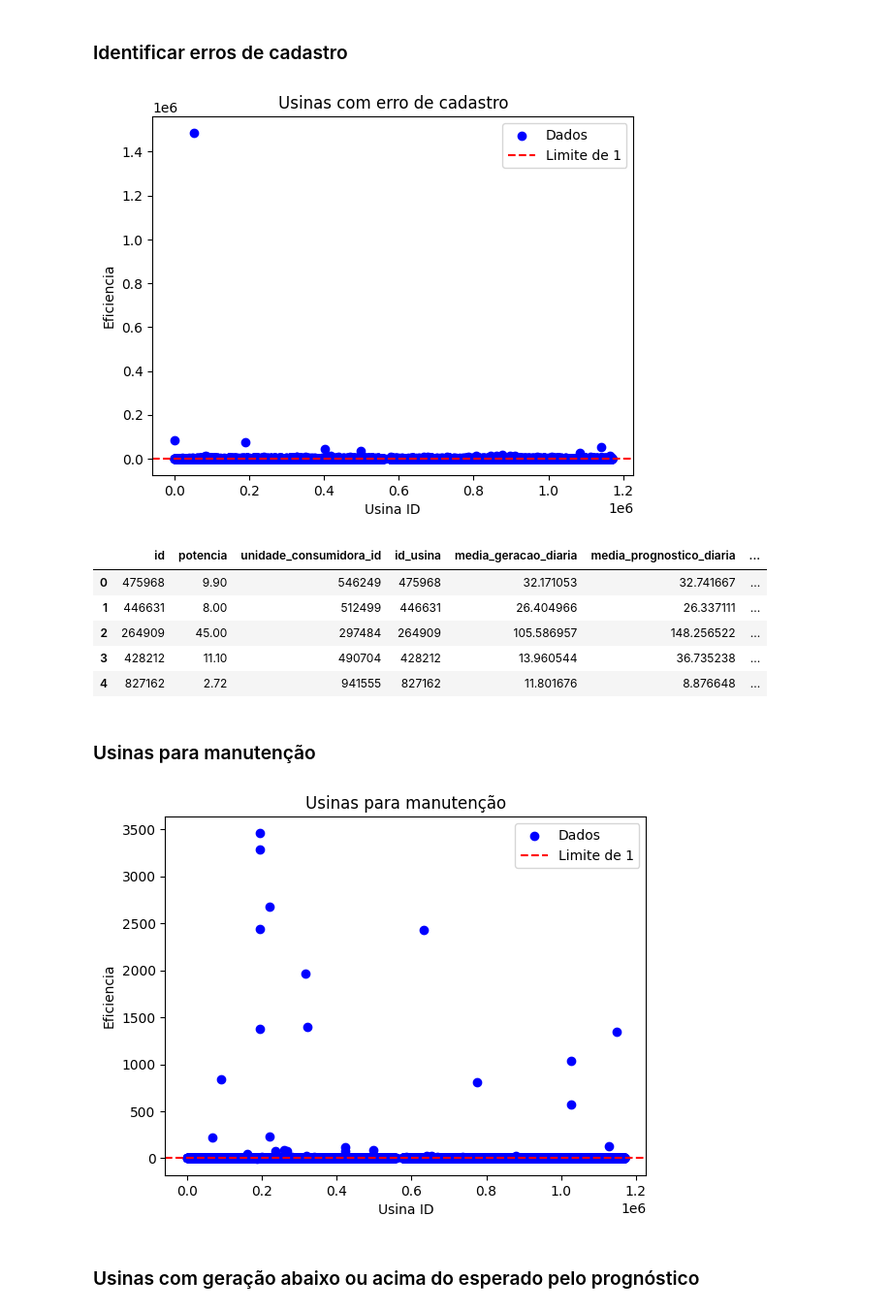
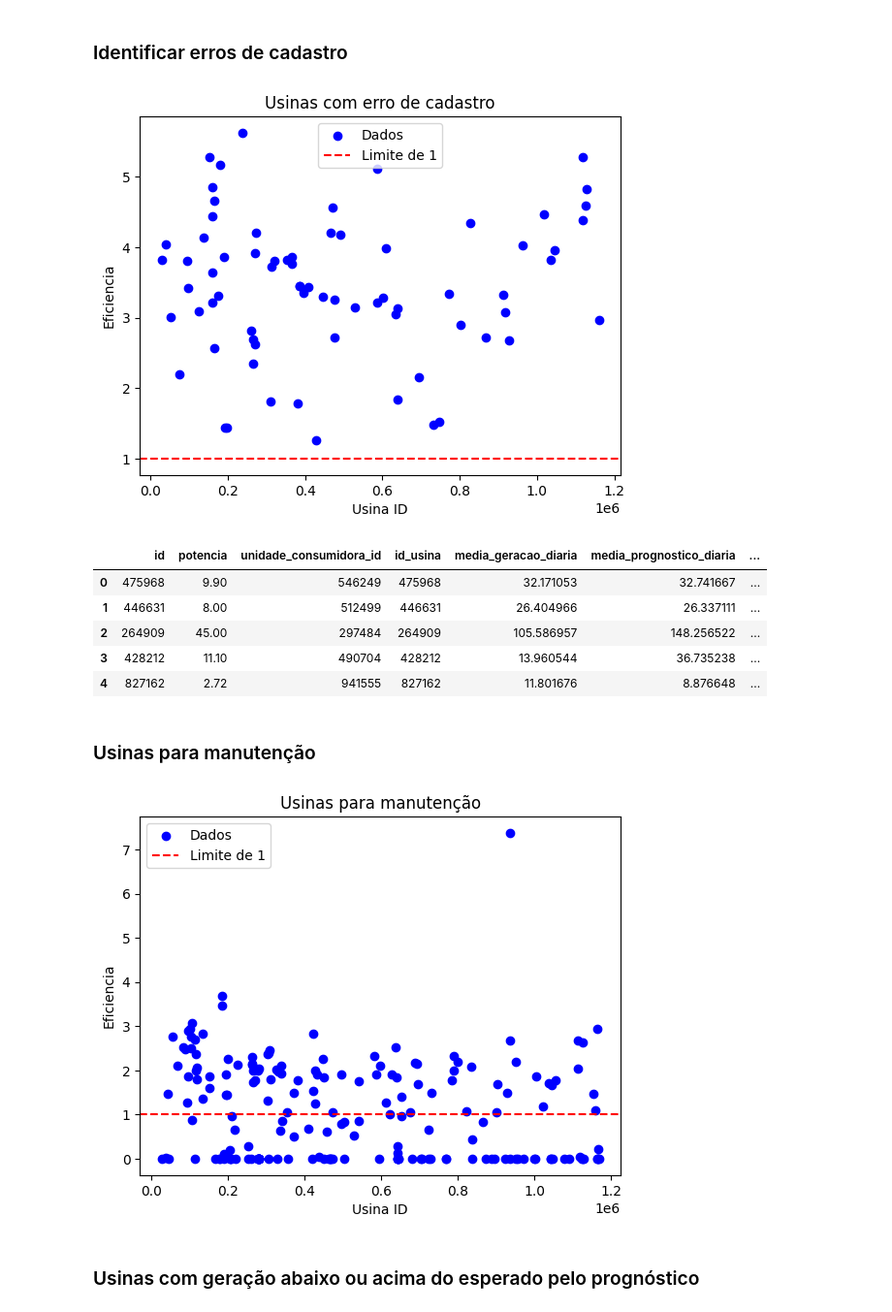
Before and after one commit to Talismar/hackatom, a Jupyter notebook: desafio_1.ipynb, the cells around one changed output. Shown: that part at 97% size. Cells and saved outputs as stored; diff of their text form; code cells hidden in the pictures.

Commit message:
feat: update diagrams visualization

```diff
--- a/desafio_1.ipynb
+++ b/desafio_1.ipynb
@@ -70,7 +60,7 @@ dados['desempenho_vs_prognostico'] = dados['media_geracao_diaria'] / dados['medi
 # %% [markdown]
 ### Identificar erros de cadastro
 # %%
-erros_cadastro = dados[dados['media_geracao_diaria'] > dados['potencia']]
+erros_cadastro = dados[dados['media_geracao_diaria'] > dados['potencia']][:80]
 
 plt.scatter(erros_cadastro['id'], erros_cadastro['eficiencia'], label='Dados', color='b')
 
@@ -85,7 +75,7 @@ plt.show()
 
 erros_cadastro.head()
 # %% [output]
-[figure, old version]
+[figure, new version]
 |  | id | potencia | unidade_consumidora_id | id_usina | media_geracao_diaria | media_prognostico_diaria | ... |
 | 0 | 475968 | 9.90 | 546249 | 475968 | 32.171053 | 32.741667 | ... |
 | 1 | 446631 | 8.00 | 512499 | 446631 | 26.404966 | 26.337111 | ... |
@@ -97,20 +87,20 @@ erros_cadastro.head()
 # %%
 usinas_para_manutencao = dados[
     (dados['media_geracao_diaria'] <= 0.7) |
     (dados['desempenho_vs_prognostico'] < 0.7)
-]
+][:200]
 
 plt.scatter(usinas_para_manutencao['id'], usinas_para_manutencao['eficiencia'], label='Dados', color='b')
 plt.axhline(y=1, color='r', linestyle='--', label='Limite de 1')
 
 plt.title('Usinas para manutenção')
 plt.xlabel('Usina ID')
 plt.ylabel('Eficiencia')
 plt.legend()
 
 plt.show()
 # %% [output]
-[figure, old version]
+[figure, new version]
 # %% [markdown]
 ### Usinas com geração abaixo ou acima do esperado pelo prognóstico
 # %%
```
Also changed, not shown: parts of 1 cell of this notebook, 2 other files.
